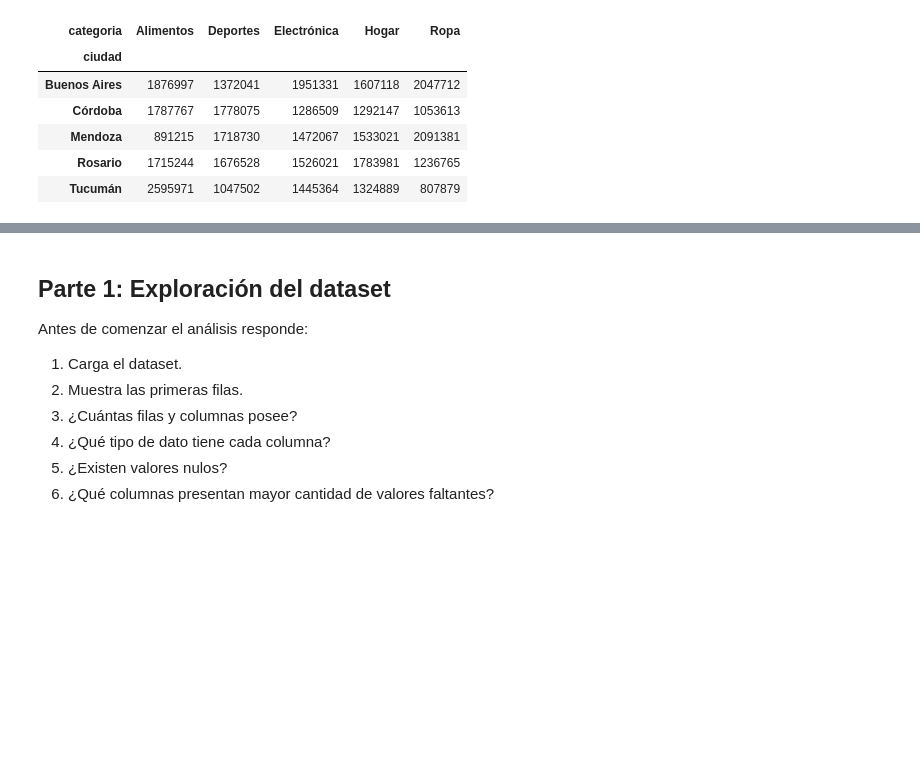
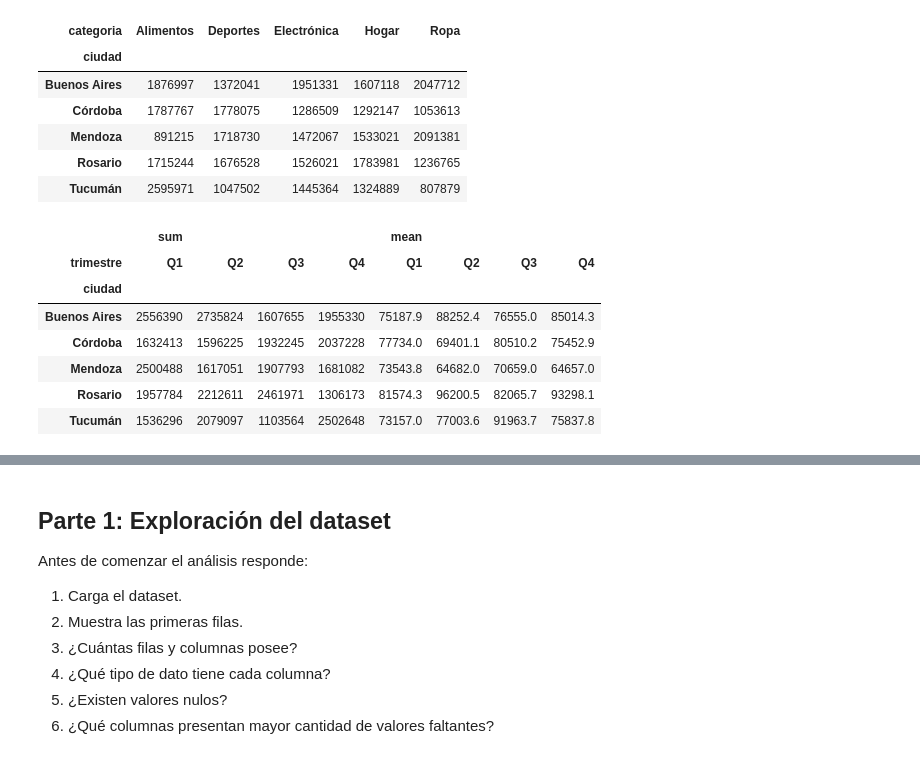
Before and after one commit to danischulday/data-analysis-course, a Jupyter notebook: modulo-3-transformacion/clase-10/practica/notebook.ipynb, the cells around one changed output, grey strips where cells are left out. Saved outputs shown, nothing was run; the diff lists cells and outputs as text; code cells hidden in the pictures; blank space fills up the shorter version.

```diff
--- a/modulo-3-transformacion/clase-10/practica/notebook.ipynb
+++ b/modulo-3-transformacion/clase-10/practica/notebook.ipynb
@@ -124,3 +124,23 @@ tabla
 | Mendoza | 891215 | 1718730 | 1472067 | 1533021 | 2091381 |
 | Rosario | 1715244 | 1676528 | 1526021 | 1783981 | 1236765 |
 | Tucumán | 2595971 | 1047502 | 1445364 | 1324889 | 807879 |
+# %%
+tabla_multiple = df.pivot_table(
+    values  = "monto",
+    index   = "ciudad",
+    columns = "trimestre",
+    aggfunc = ["sum", "mean"],
+)
+
+tabla_multiple["mean"] = tabla_multiple["mean"].round(1)
+
+tabla_multiple
+# %% [output]
+|  | sum |  |  |  | mean |  |  |  |
+| trimestre | Q1 | Q2 | Q3 | Q4 | Q1 | Q2 | Q3 | Q4 |
+| ciudad |  |  |  |  |  |  |  |  |
+| Buenos Aires | 2556390 | 2735824 | 1607655 | 1955330 | 75187.9 | 88252.4 | 76555.0 | 85014.3 |
+| Córdoba | 1632413 | 1596225 | 1932245 | 2037228 | 77734.0 | 69401.1 | 80510.2 | 75452.9 |
+| Mendoza | 2500488 | 1617051 | 1907793 | 1681082 | 73543.8 | 64682.0 | 70659.0 | 64657.0 |
+| Rosario | 1957784 | 2212611 | 2461971 | 1306173 | 81574.3 | 96200.5 | 82065.7 | 93298.1 |
+| Tucumán | 1536296 | 2079097 | 1103564 | 2502648 | 73157.0 | 77003.6 | 91963.7 | 75837.8 |
```
Also changed, not shown: parts of 2 cells of this notebook.
